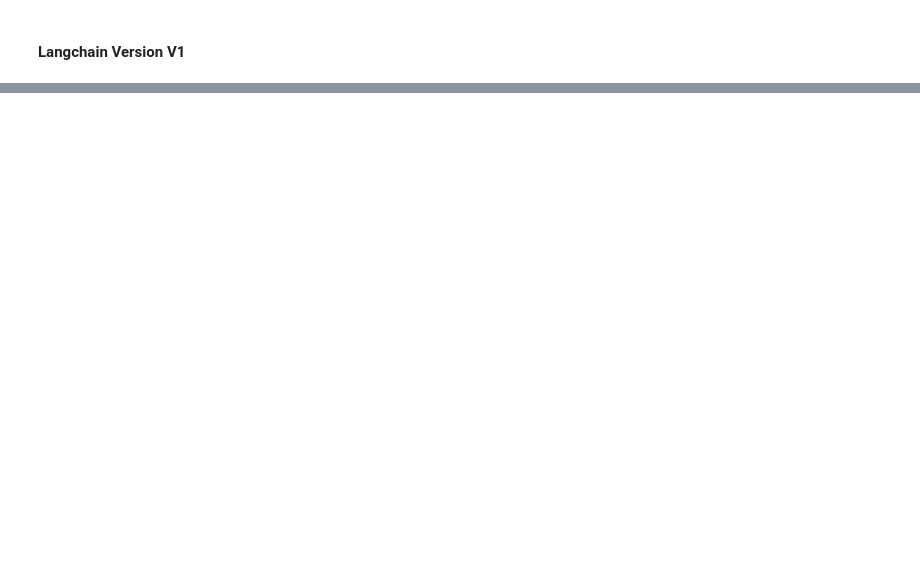
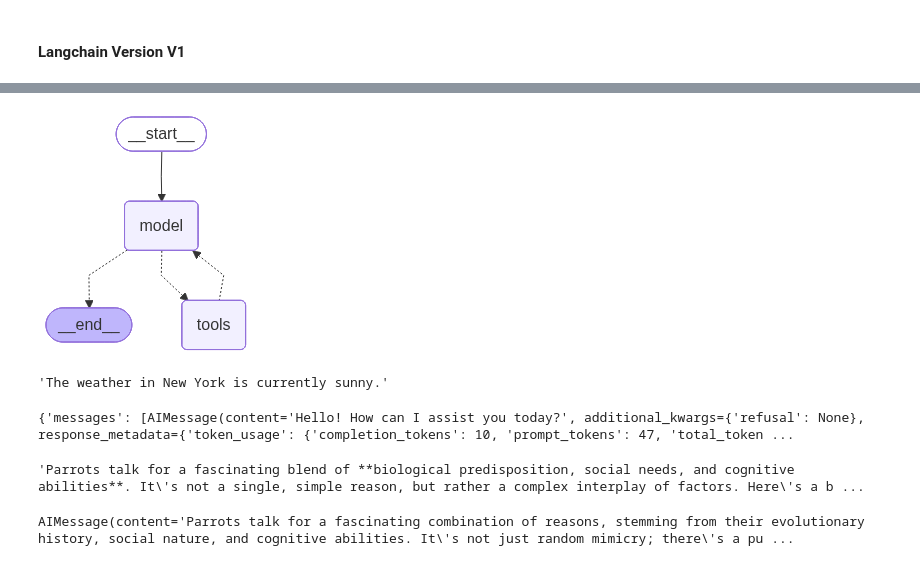
Before and after one commit to himanshu231015/python_LLM, a Jupyter notebook: 8-Updated_Langchain/8.1-langchainIntro.ipynb, the cells around one changed output, grey strips where cells are left out. Drawn from its saved outputs; the diff is of its cells as text; code cells hidden in the pictures; blank space fills up the shorter version.

Commit message:
langchain updated

```diff
--- a/8-Updated_Langchain/8.1-langchainIntro.ipynb
+++ b/8-Updated_Langchain/8.1-langchainIntro.ipynb
@@ -58,0 +27,13 @@ ImportError: cannot import name 'create_agent' from 'langchain.agents' (c:\Users
+# %%
+def get_weather(city:str)-> str:
+    """Get the weather for a city."""
+    return f"The weather in {city} is sunny."
+# %%
+agent=create_agent(
+    model="gpt-4o",
+    tools=[get_weather],
+    system_prompt="you are a helpfull assistant."
+)
+agent
+# %% [output]
+[figure, added]
@@ -58,0 +42,27 @@ ImportError: cannot import name 'create_agent' from 'langchain.agents' (c:\Users
+# %%
+response["messages"][-1].content
+# %% [output]
+'The weather in New York is currently sunny.'
+# %%
+agent.invoke({"message":"what is the weather of indore."})
+# %% [output]
+{'messages': [AIMessage(content='Hello! How can I assist you today?', additional_kwargs={'refusal': None}, response_metadata={'token_usage': {'completion_tokens': 10, 'prompt_tokens': 47, 'total_token ...
+# %%
+### ChatoprnAI
+from langchain.chat_models import init_chat_model
+
+os.environ["GOOGLE_API_KEY"]=os.getenv("GOOGLE_API_KEY")
+
+model=init_chat_model("google_genai:gemini-2.5-flash-lite")
+response=model.invoke("Why do parrots talk")
+response.content
+# %% [output]
+'Parrots talk for a fascinating blend of **biological predisposition, social needs, and cognitive abilities**. It\'s not a single, simple reason, but rather a complex interplay of factors. Here\'s a b ...
+# %%
+from langchain_google_genai import ChatGoogleGenerativeAI
+model=ChatGoogleGenerativeAI(model="gemini-2.5-flash-lite")
+
+response=model.invoke("Why do parrots talk")
+response
+# %% [output]
+AIMessage(content='Parrots talk for a fascinating combination of reasons, stemming from their evolutionary history, social nature, and cognitive abilities. It\'s not just random mimicry; there\'s a pu ...
```
Also changed, not shown: parts of 9 cells of this notebook.
